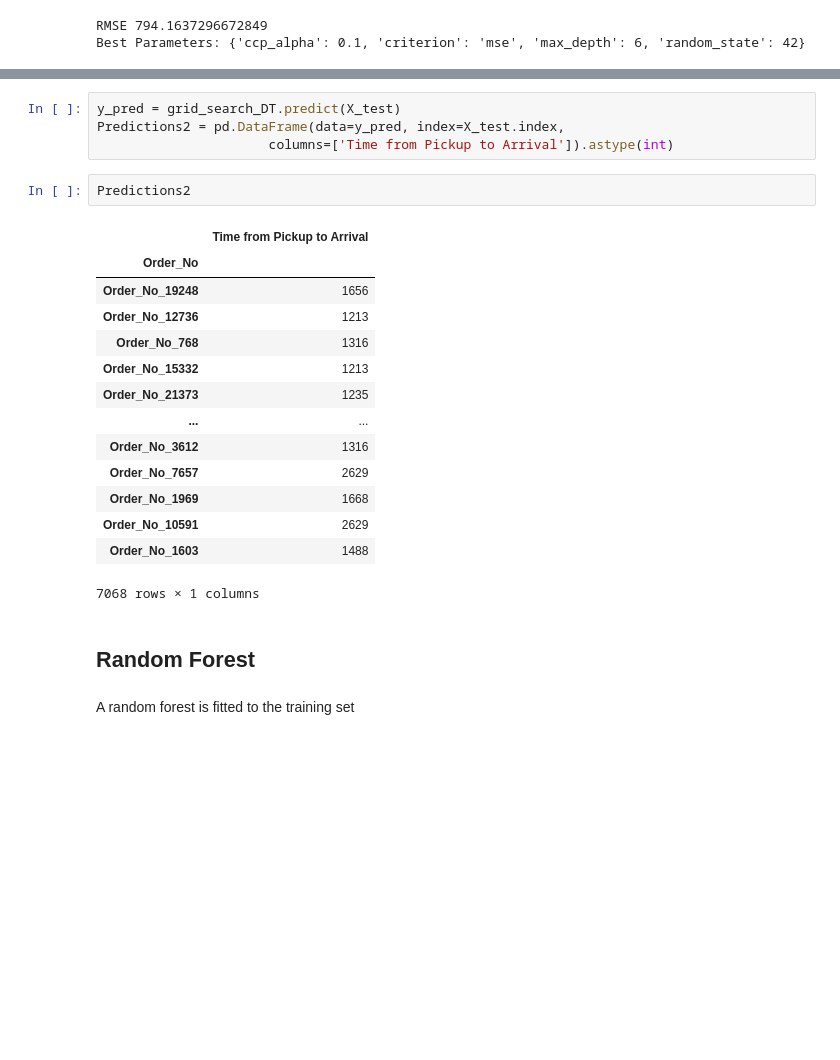
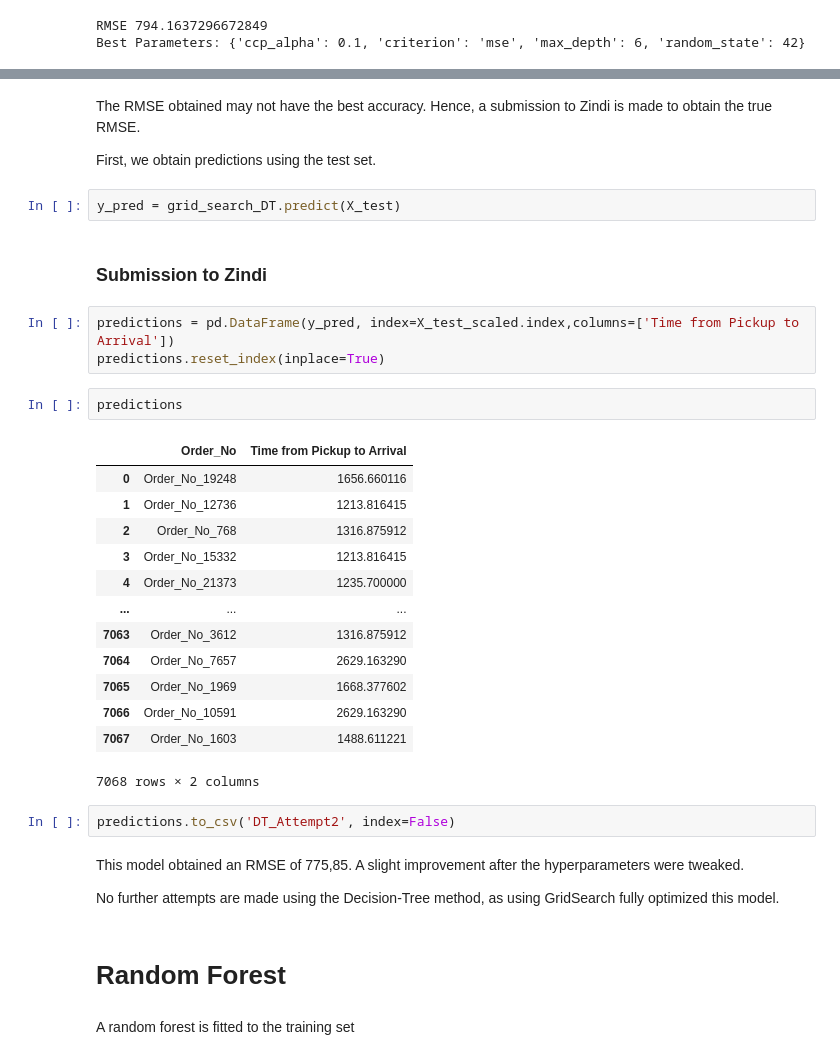
Before and after one commit to MilkShaikh3/Predict_Regression, a Jupyter notebook: Predict_Regression.ipynb, the cells around one changed output, grey strips where cells are left out. Saved outputs shown, nothing was run; the diff lists cells and outputs as text; blank space fills up the shorter version.

```diff
--- a/Predict_Regression.ipynb
+++ b/Predict_Regression.ipynb
@@ -1319,26 +1329,38 @@ As expected, the RMSE reduces considerably. One again we obtain predictions usin
+# %% [markdown]
+The RMSE obtained may not have the best accuracy. Hence, a submission to Zindi is made to obtain the true RMSE.
+
+First, we obtain predictions using the test set.
+# %%
+y_pred = grid_search_DT.predict(X_test)
+# %% [markdown]
+### Submission to Zindi
 # %%
-y_pred = grid_search_DT.predict(X_test)
-Predictions2 = pd.DataFrame(data=y_pred, index=X_test.index,
-                      columns=['Time from Pickup to Arrival']).astype(int)
+predictions = pd.DataFrame(y_pred, index=X_test_scaled.index,columns=['Time from Pickup to Arrival'])
+predictions.reset_index(inplace=True)
-# %%
-Predictions2
-# %% [output]
-|  | Time from Pickup to Arrival |
-| Order_No |  |
-| Order_No_19248 | 1656 |
-| Order_No_12736 | 1213 |
-| Order_No_768 | 1316 |
-| Order_No_15332 | 1213 |
-| Order_No_21373 | 1235 |
-| ... | ... |
-| Order_No_3612 | 1316 |
-| Order_No_7657 | 2629 |
-| Order_No_1969 | 1668 |
-| Order_No_10591 | 2629 |
-| Order_No_1603 | 1488 |
-7068 rows × 1 columns
+# %%
+predictions
+# %% [output]
+|  | Order_No | Time from Pickup to Arrival |
+| 0 | Order_No_19248 | 1656.660116 |
+| 1 | Order_No_12736 | 1213.816415 |
+| 2 | Order_No_768 | 1316.875912 |
+| 3 | Order_No_15332 | 1213.816415 |
+| 4 | Order_No_21373 | 1235.700000 |
+| ... | ... | ... |
+| 7063 | Order_No_3612 | 1316.875912 |
+| 7064 | Order_No_7657 | 2629.163290 |
+| 7065 | Order_No_1969 | 1668.377602 |
+| 7066 | Order_No_10591 | 2629.163290 |
+| 7067 | Order_No_1603 | 1488.611221 |
+7068 rows × 2 columns
+# %%
+predictions.to_csv('DT_Attempt2', index=False)
+# %% [markdown]
+This model obtained an RMSE of 775,85. A slight improvement after the hyperparameters were tweaked.
+
+No further attempts are made using the Decision-Tree method, as using GridSearch fully optimized this model.
 # %% [markdown]
-## Random Forest
+# Random Forest
 # %% [markdown]
 A random forest is fitted to the training set
 # %%
```
Also changed, not shown: parts of 16 cells of this notebook.
